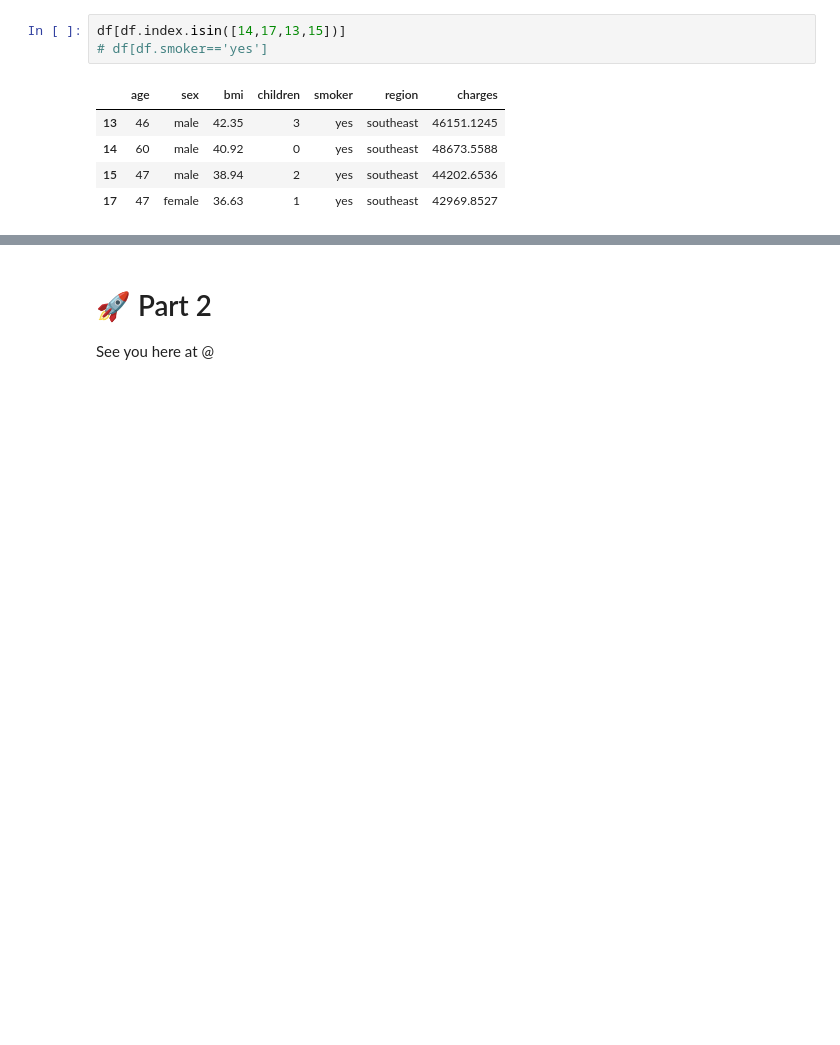
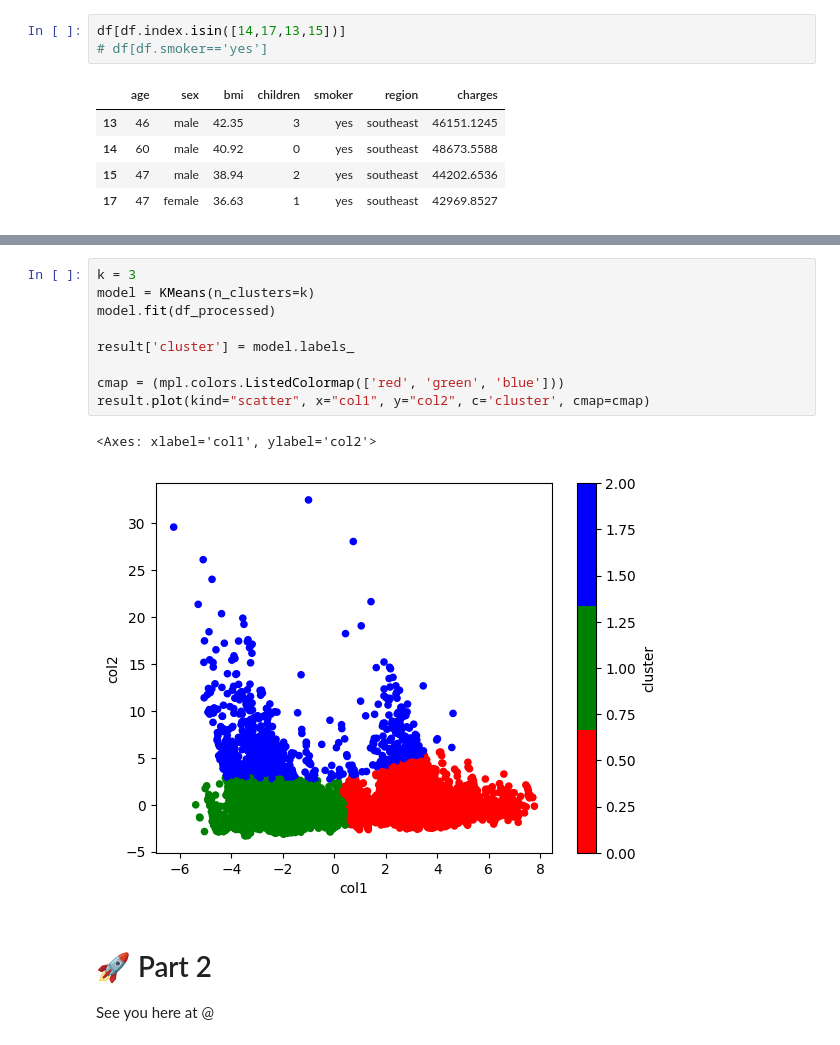
Before and after one commit to MichelleVik/Intro-to-Machine-Learning, a Jupyter notebook: 7_unsupervised/unsupervised.ipynb, the cells around one changed output, grey strips where cells are left out. Saved outputs shown, nothing was run; the diff lists cells and outputs as text; blank space fills up the shorter version.

```diff
--- a/7_unsupervised/unsupervised.ipynb
+++ b/7_unsupervised/unsupervised.ipynb
@@ -565,3 +625,15 @@ df[df.index.isin([14,17,13,15])]
+# %%
+k = 3
+model = KMeans(n_clusters=k)
+model.fit(df_processed)
+
+result['cluster'] = model.labels_
+
+cmap = (mpl.colors.ListedColormap(['red', 'green', 'blue']))
+result.plot(kind="scatter", x="col1", y="col2", c='cluster', cmap=cmap)
+# %% [output]
+<Axes: xlabel='col1', ylabel='col2'>
+[figure, added]
 # %% [markdown]
 # 🚀 Part 2
 
```
Also changed, not shown: parts of 13 cells of this notebook.
